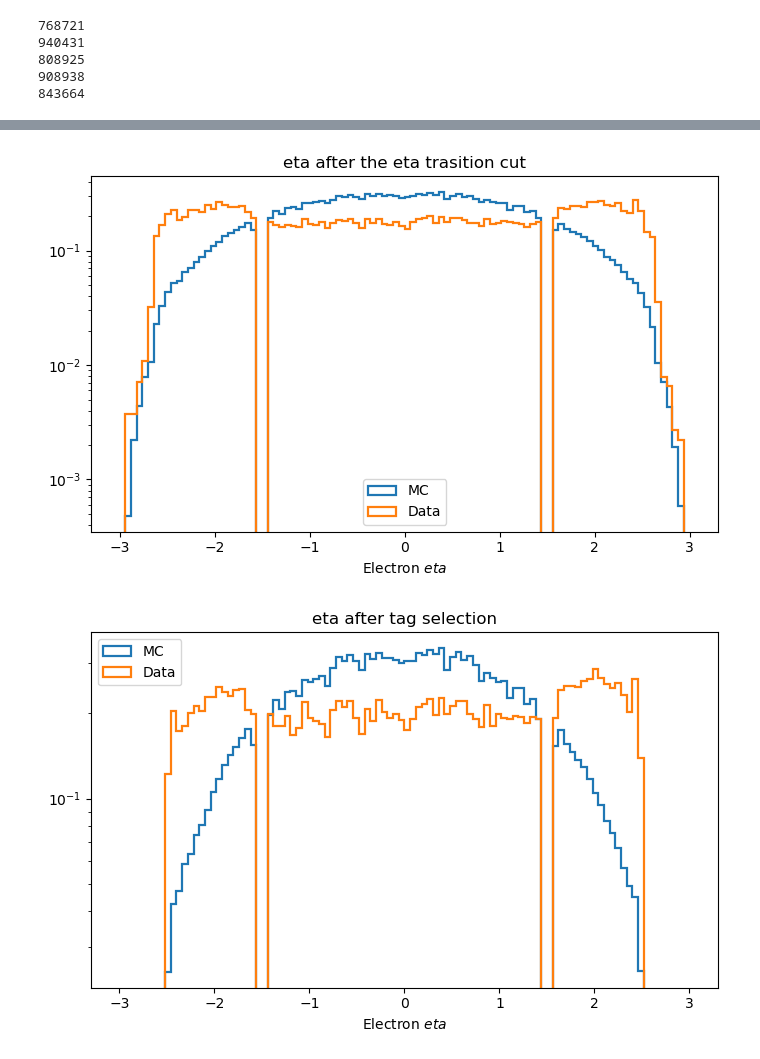
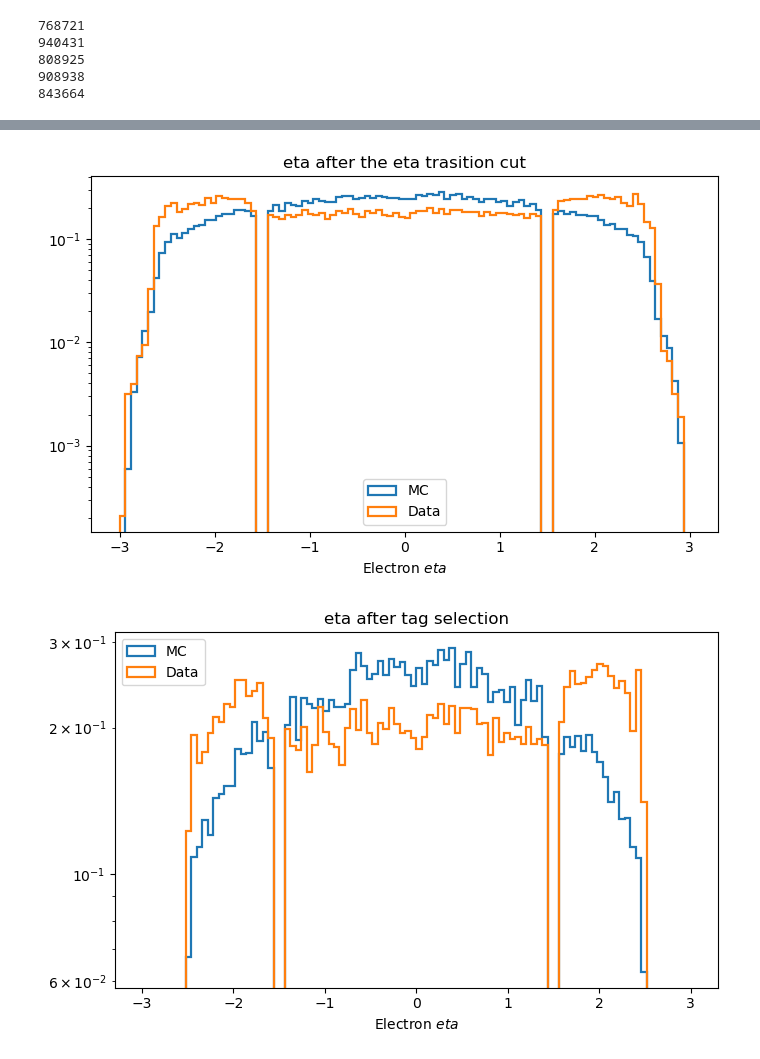
Before and after one commit to XinyiXu03/CMS_Suu_charge_misID, a Jupyter notebook: charge_misID_fraction.ipynb, the cells around one changed output, grey strips where cells are left out. Saved outputs shown, nothing was run; the diff lists cells and outputs as text; code cells hidden in the pictures.

Commit message:
Applied normalization weights for MC
Normalization weights for the MC applied for all the distribution plots and scale factor plots

```diff
--- a/charge_misID_fraction.ipynb
+++ b/charge_misID_fraction.ipynb
@@ -565,41 +686,12 @@ plot_pt(mc_pt_probe, data_pt_probe, "pT of probe e")
 # %%
-#for mc
-#eta_event_check = ak.to_numpy(ak.flatten(ds["event_check"].superclusterEta,    axis=None))
-mc_eta_ele2_check = ak.to_numpy(ak.flatten(ds_mc["ele2_check"].superclusterEta,    axis=None))  #After event level cut
-mc_eta_ele2_after_eta_trasition_cut_check = ak.to_numpy(ak.flatten(ds_mc["ele2_after_eta_trasition_cut_check"].superclusterEta,    axis=None))
-mc_eta_e_tag_check = ak.to_numpy(ak.flatten(ds_mc["e_tag_check"].superclusterEta,    axis=None))  #After general tag selection
-mc_eta_not_tag_e_tagcut_check = ak.to_numpy(ak.flatten(ds_mc["not_tag_e_tagcut_check"].superclusterEta,    axis=None))  #After general tag selection
-mc_eta_e_tag_matched_check = ak.to_numpy(ak.flatten(ds_mc["e_tag_matched_check"].superclusterEta,    axis=None))  #After trigger matching
-mc_eta_probe_cand_check = ak.to_numpy(ak.flatten(ds_mc["probe_cand_check"].superclusterEta,    axis=None))  #After trigger matching
-mc_eta_probe_check = ak.to_numpy(ak.flatten(ds_mc["probe_check"].superclusterEta,    axis=None))  #After probe selection
-mc_eta_tag = ak.to_numpy(ak.flatten(ds_mc["tags"].superclusterEta,   axis=None))
-mc_eta_probe = ak.to_numpy(ak.flatten(ds_mc["probes"].superclusterEta,   axis=None))
-#mc_eta_all = ak.to_numpy(ak.flatten(ds_mc["all_e_superclusterEta"],   axis=None))
-
-
-
-
-#for data
-data_eta_ele2_check = ak.to_numpy(ak.flatten(ds_data["ele2_check"].superclusterEta,    axis=None))  #After event level cut
-data_eta_ele2_after_eta_trasition_cut_check = ak.to_numpy(ak.flatten(ds_data["ele2_after_eta_trasition_cut_check"].superclusterEta,    axis=None))
-data_eta_e_tag_check = ak.to_numpy(ak.flatten(ds_data["e_tag_check"].superclusterEta,    axis=None))  #After general tag selection
-data_eta_not_tag_e_tagcut_check = ak.to_numpy(ak.flatten(ds_data["not_tag_e_tagcut_check"].superclusterEta,    axis=None))  #After general tag selection
-data_eta_e_tag_matched_check = ak.to_numpy(ak.flatten(ds_data["e_tag_matched_check"].superclusterEta,    axis=None))  #After trigger matching
-data_eta_probe_cand_check = ak.to_numpy(ak.flatten(ds_data["probe_cand_check"].superclusterEta,    axis=None))  #After trigger matching
-data_eta_probe_check = ak.to_numpy(ak.flatten(ds_data["probe_check"].superclusterEta,    axis=None))  #After probe selection
-data_eta_tag = ak.to_numpy(ak.flatten(ds_data["tags"].superclusterEta, axis=None))
-data_eta_probe = ak.to_numpy(ak.flatten(ds_data["probes"].superclusterEta, axis=None))
-#data_eta_all = ak.to_numpy(ak.flatten(ds_data["all_e_superclusterEta"],   axis=None))
-
-
 import numpy as np
 import matplotlib.pyplot as plt
 
 bins = np.linspace(-3, 3, 101)
 
-def plot_pt(arr1, arr2, title, bins=bins, logy=True):
+def plot_eta(mc_arr, mc_w, arr2, title, bins=bins, logy=True):
     plt.figure(figsize=(7,4.5))
-    plt.hist(arr1, bins=bins, density=True, histtype="step", linewidth=1.6, label="MC")
+    plt.hist(mc_arr, bins=bins, weights=mc_w, density=True, histtype="step", linewidth=1.6, label="MC")
     plt.hist(arr2, bins=bins, density=True, histtype="step", linewidth=1.6, label="Data")
     plt.xlabel("Electron $eta$")
     #plt.ylabel("# of electrons")
@@ -611,14 +703,14 @@ def plot_pt(arr1, arr2, title, bins=bins, logy=True):
     plt.show()
 
 #plot_pt(eta_event_check,             "eta for all event")
-plot_pt(mc_eta_ele2_check, data_eta_ele2_check, "eta after event-level cut")
-plot_pt(mc_eta_ele2_after_eta_trasition_cut_check, data_eta_ele2_after_eta_trasition_cut_check, "eta after the eta trasition cut")
-plot_pt(mc_eta_e_tag_check, data_eta_e_tag_check, "eta after tag selection")
-plot_pt(mc_eta_not_tag_e_tagcut_check, data_eta_not_tag_e_tagcut_check, "eta of non-tags (failed tag selection cuts)")
-plot_pt(mc_eta_e_tag_matched_check, data_eta_e_tag_matched_check, "eta of trigger object matched tags")
-plot_pt(mc_eta_probe_cand_check, data_eta_probe_cand_check, "eta of probe candidates (After trigger matching)")
-plot_pt(mc_eta_probe_check, data_eta_probe_check, "eta of probes (After probe selection)")
-plot_pt(mc_eta_tag, data_eta_tag, "eta of tag e")
-plot_pt(mc_eta_probe, data_eta_probe, "eta of probe e")
-#plot_pt(mc_eta_all, data_eta_all, "eta of all e before any cuts")
+plot_eta(mc_eta_ele2_check, mc_eta_ele2_check_w, data_eta_ele2_check, "eta after event-level cut")
+plot_eta(mc_eta_ele2_after_eta_trasition_cut_check, mc_eta_ele2_after_eta_trasition_cut_check_w, data_eta_ele2_after_eta_trasition_cut_check, "eta after the eta trasition cut")
+plot_eta(mc_eta_e_tag_check, mc_eta_e_tag_check_w, data_eta_e_tag_check, "eta after tag selection")
+plot_eta(mc_eta_not_tag_e_tagcut_check, mc_eta_not_tag_e_tagcut_check_w, data_eta_not_tag_e_tagcut_check, "eta of non-tags (failed tag selection cuts)")
+plot_eta(mc_eta_e_tag_matched_check, mc_eta_e_tag_matched_check_w, data_eta_e_tag_matched_check, "eta of trigger object matched tags")
+plot_eta(mc_eta_probe_cand_check, mc_eta_probe_cand_check_w, data_eta_probe_cand_check, "eta of probe candidates (After trigger matching)")
+plot_eta(mc_eta_probe_check, mc_eta_probe_check_w, data_eta_probe_check, "eta of probes (After probe selection)")
+plot_eta(mc_eta_tag, mc_eta_tag_w, data_eta_tag, "eta of tag e")
+plot_eta(mc_eta_probe, mc_eta_probe_w, data_eta_probe, "eta of probe e")
+#plot_eta(mc_eta_all, mc_eta_all_w, data_eta_all, "eta of all e before any cuts")
 # %% [output]
@@ -626,2 +718,2 @@ plot_pt(mc_eta_probe, data_eta_probe, "eta of probe e")
-[figure, old version]
+[figure, new version]
-[figure, old version]
+[figure, new version]
```
Also changed, not shown: parts of 20 cells of this notebook.
